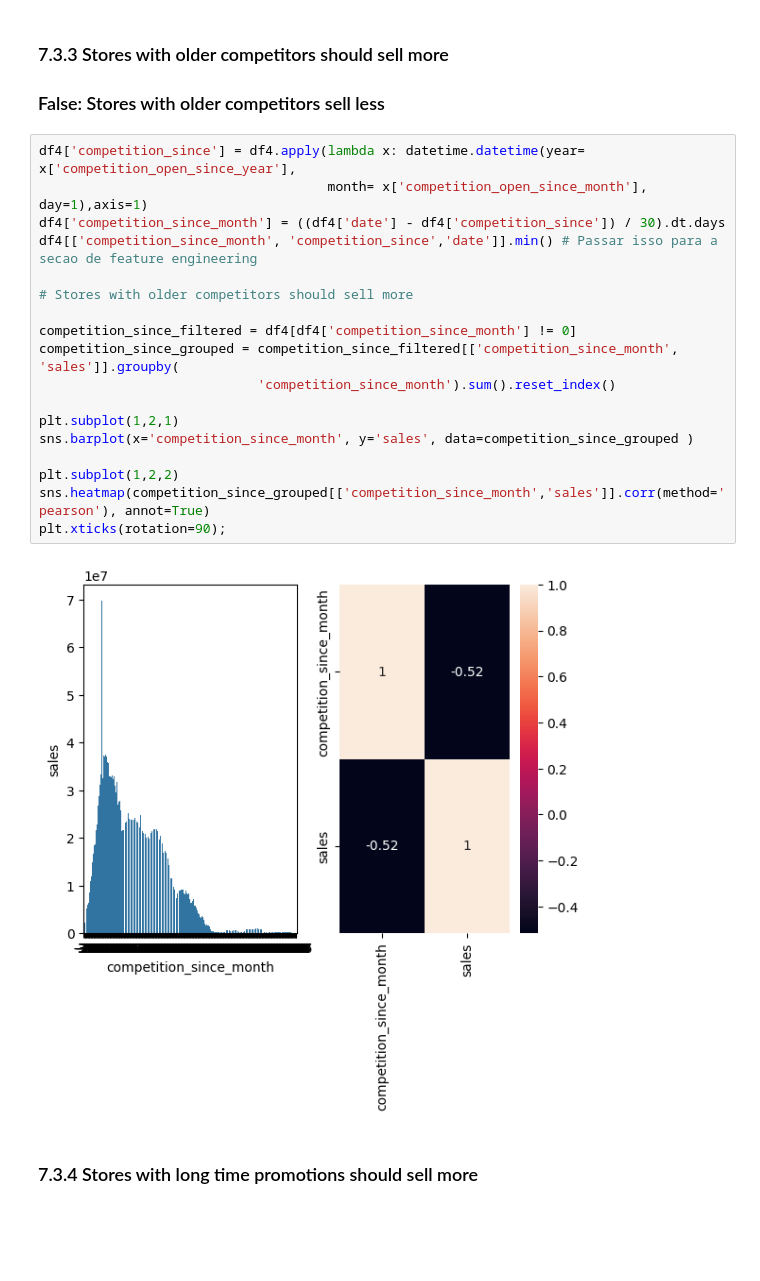
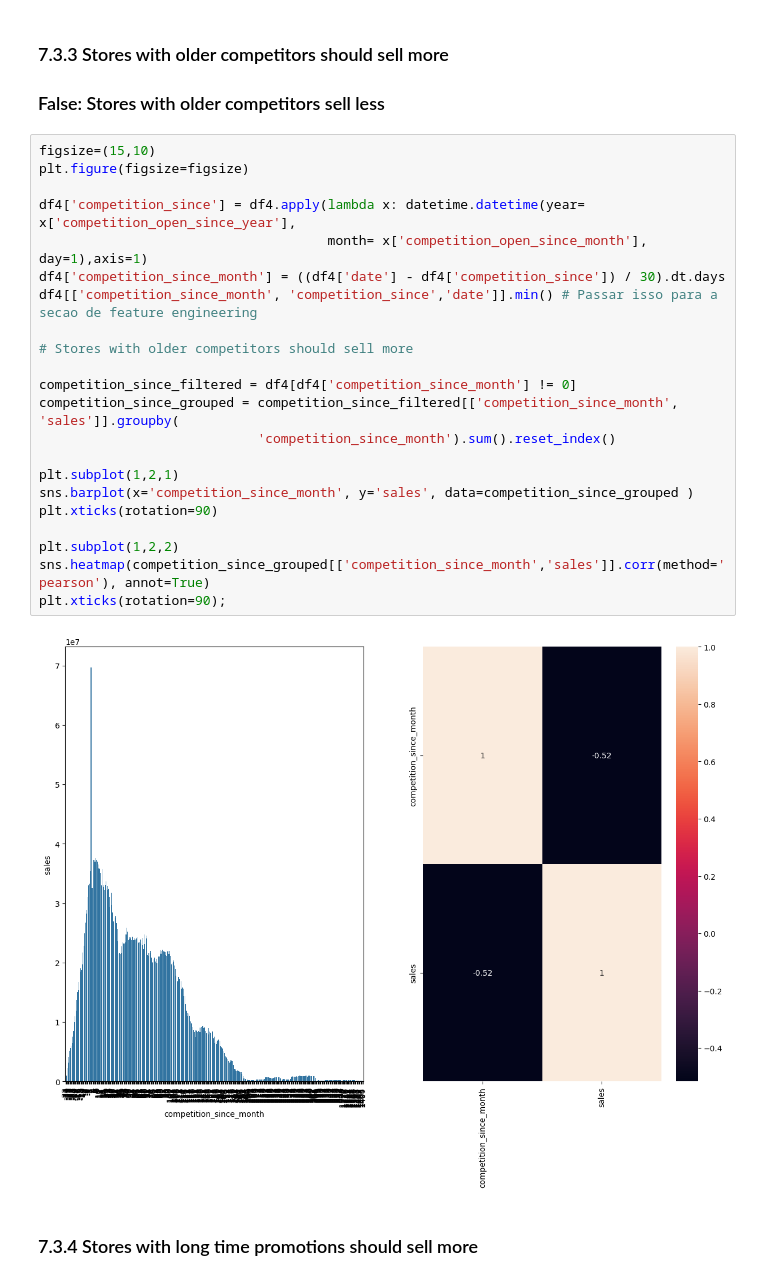
Before and after one commit to thalesluizbraga/eda_rossmann, a Jupyter notebook: eda_rossmann.ipynb, the cells around one changed output. Cells and saved outputs as stored; diff of their text form; blank space fills up the shorter version.

```diff
--- a/eda_rossmann.ipynb
+++ b/eda_rossmann.ipynb
@@ -372,25 +380,29 @@ Axes(0.125,0.11;0.227941x0.77)
 
 ### False: Stores with older competitors sell less
 # %%
+figsize=(15,10)
+plt.figure(figsize=figsize)
+
 df4['competition_since'] = df4.apply(lambda x: datetime.datetime(year= x['competition_open_since_year'],
                                      month= x['competition_open_since_month'], day=1),axis=1)
 df4['competition_since_month'] = ((df4['date'] - df4['competition_since']) / 30).dt.days
 df4[['competition_since_month', 'competition_since','date']].min() # Passar isso para a secao de feature engineering
 
 # Stores with older competitors should sell more
 
 competition_since_filtered = df4[df4['competition_since_month'] != 0]
 competition_since_grouped = competition_since_filtered[['competition_since_month', 'sales']].groupby(
                             'competition_since_month').sum().reset_index()
 
 plt.subplot(1,2,1)
 sns.barplot(x='competition_since_month', y='sales', data=competition_since_grouped )
+plt.xticks(rotation=90)
 
 plt.subplot(1,2,2)
 sns.heatmap(competition_since_grouped[['competition_since_month','sales']].corr(method='pearson'), annot=True)
 plt.xticks(rotation=90);
 # %% [output]
-[figure, old version]
+[figure, new version]
 # %% [markdown]
 ### 7.3.4 Stores with long time promotions should sell more
 # %%
```
Also changed, not shown: parts of 15 cells of this notebook, 2 other files.
